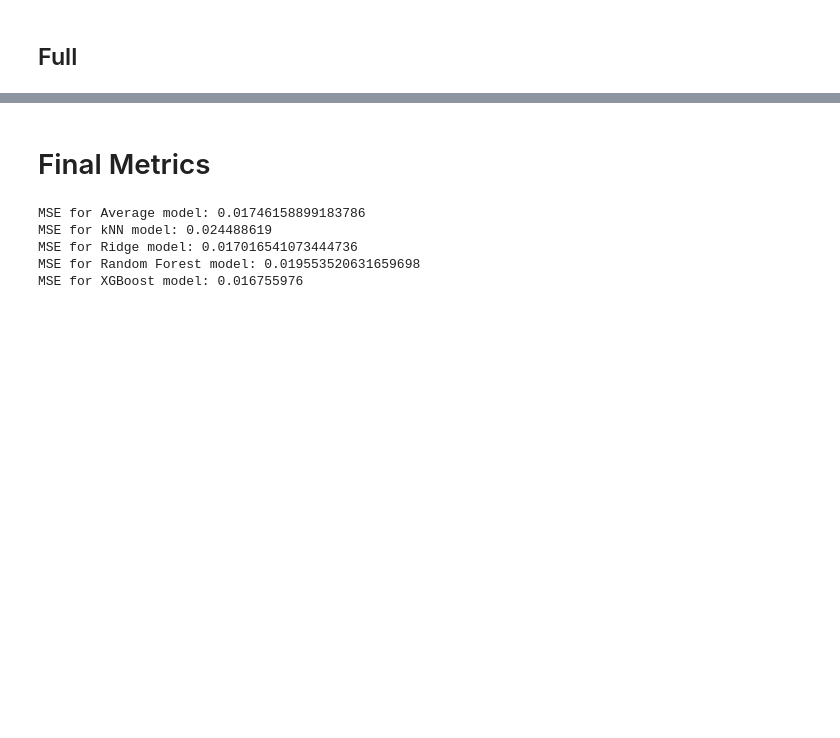
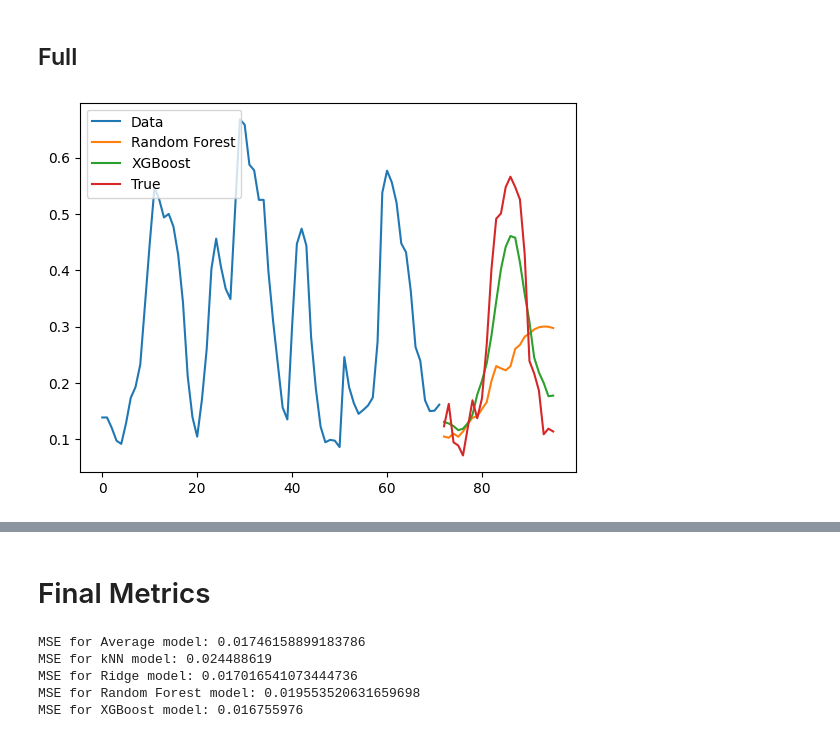
Before and after one commit to Divanvdb/Forecasting_Tools, a Jupyter notebook: 3_Forecasting.ipynb, the cells around one changed output, grey strips where cells are left out. Drawn from its saved outputs; the diff is of its cells as text; code cells hidden in the pictures; blank space fills up the shorter version.

```diff
--- a/3_Forecasting.ipynb
+++ b/3_Forecasting.ipynb
@@ -106,3 +129,17 @@ plt.show()
+# %%
+current_data_ = dm.f_valid[0].reshape(1, window_size * dm.df.shape[1])
+
+step_pred_rfr = rfr_model.predict(current_data_).squeeze()
+
+
+plt.plot(np.arange(window_size),dm.f_valid[0], label='Data')
+plt.plot(np.arange(window_size,window_size+24),pred_rfr, label='Random Forest')
+plt.plot(np.arange(window_size,window_size+24),step_pred_rfr, label='XGBoost')
+plt.plot(np.arange(window_size,window_size+24),dm.t_valid[0], label='True')
+plt.legend()
+plt.show()
+# %% [output]
+[figure, added]
 # %%
 interval = 10
 
```
Also changed, not shown: parts of 6 cells of this notebook, 3 other files.
